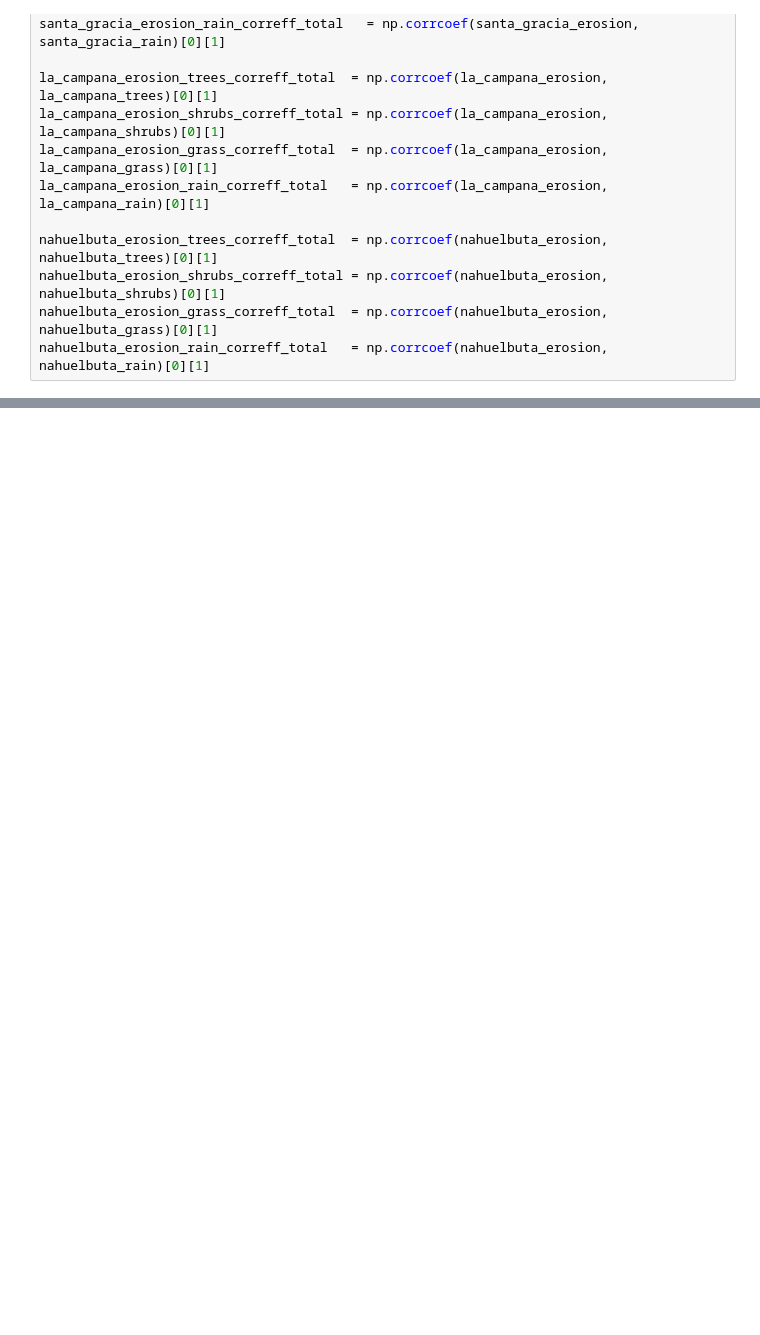
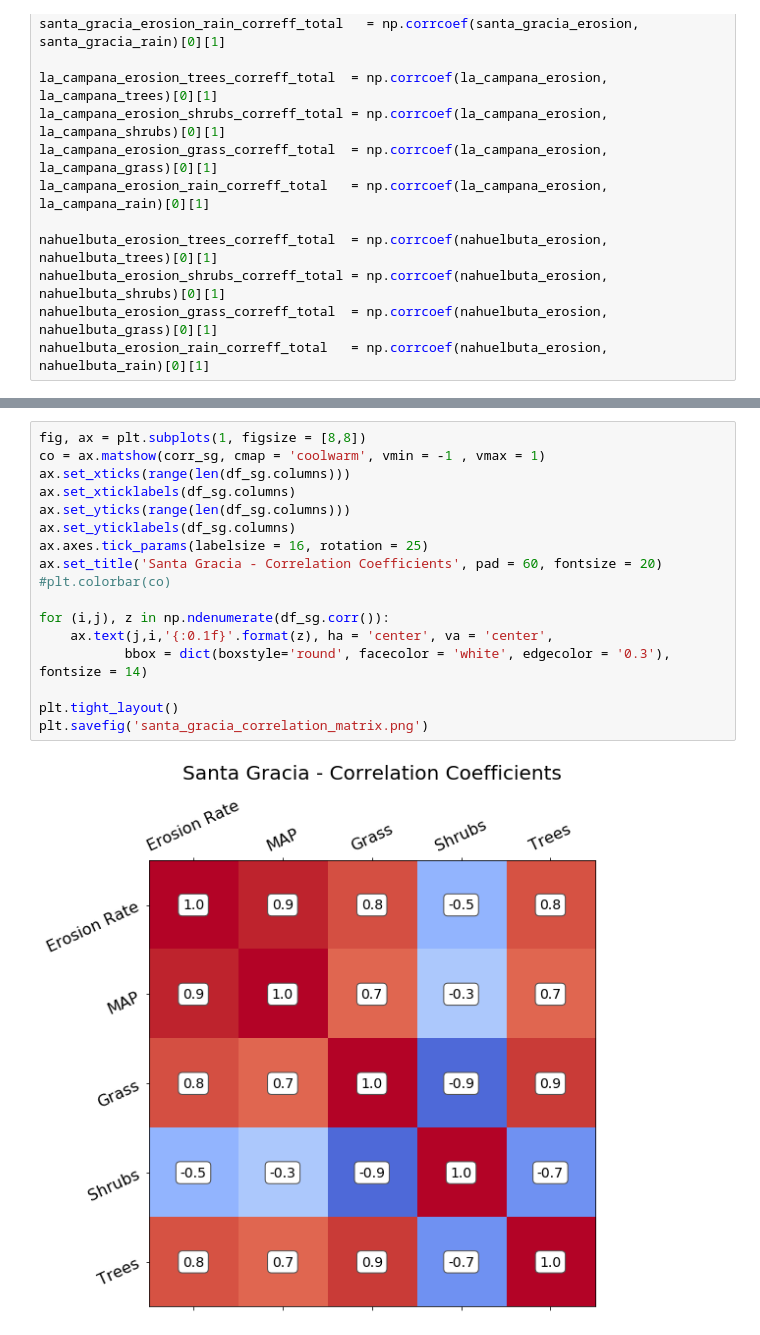
Before and after one commit to ManuSchmi88/paper_2_analysis, a Jupyter notebook: Results/coupled/load_nc_from_harddrive.ipynb, the cells around one changed output, grey strips where cells are left out. Cells and saved outputs as stored; diff of their text form; blank space fills up the shorter version.

```diff
--- a/Results/coupled/load_nc_from_harddrive.ipynb
+++ b/Results/coupled/load_nc_from_harddrive.ipynb
@@ -509,0 +352,19 @@ plt.plot([azucar_shrubs_cov, santa_gracia_shrubs_cov, la_campana_shrubs_cov, nah
+# %%
+fig, ax = plt.subplots(1, figsize = [8,8])
+co = ax.matshow(corr_sg, cmap = 'coolwarm', vmin = -1 , vmax = 1)
+ax.set_xticks(range(len(df_sg.columns)))
+ax.set_xticklabels(df_sg.columns)
+ax.set_yticks(range(len(df_sg.columns)))
+ax.set_yticklabels(df_sg.columns)
+ax.axes.tick_params(labelsize = 16, rotation = 25)
+ax.set_title('Santa Gracia - Correlation Coefficients', pad = 60, fontsize = 20)
+#plt.colorbar(co)
+
+for (i,j), z in np.ndenumerate(df_sg.corr()):
+    ax.text(j,i,'{:0.1f}'.format(z), ha = 'center', va = 'center',
+           bbox = dict(boxstyle='round', facecolor = 'white', edgecolor = '0.3'), fontsize = 14)
+
+plt.tight_layout()
+plt.savefig('santa_gracia_correlation_matrix.png')
+# %% [output]
+[figure, added]
```
Also changed, not shown: parts of 20 cells of this notebook, 13 other files.
